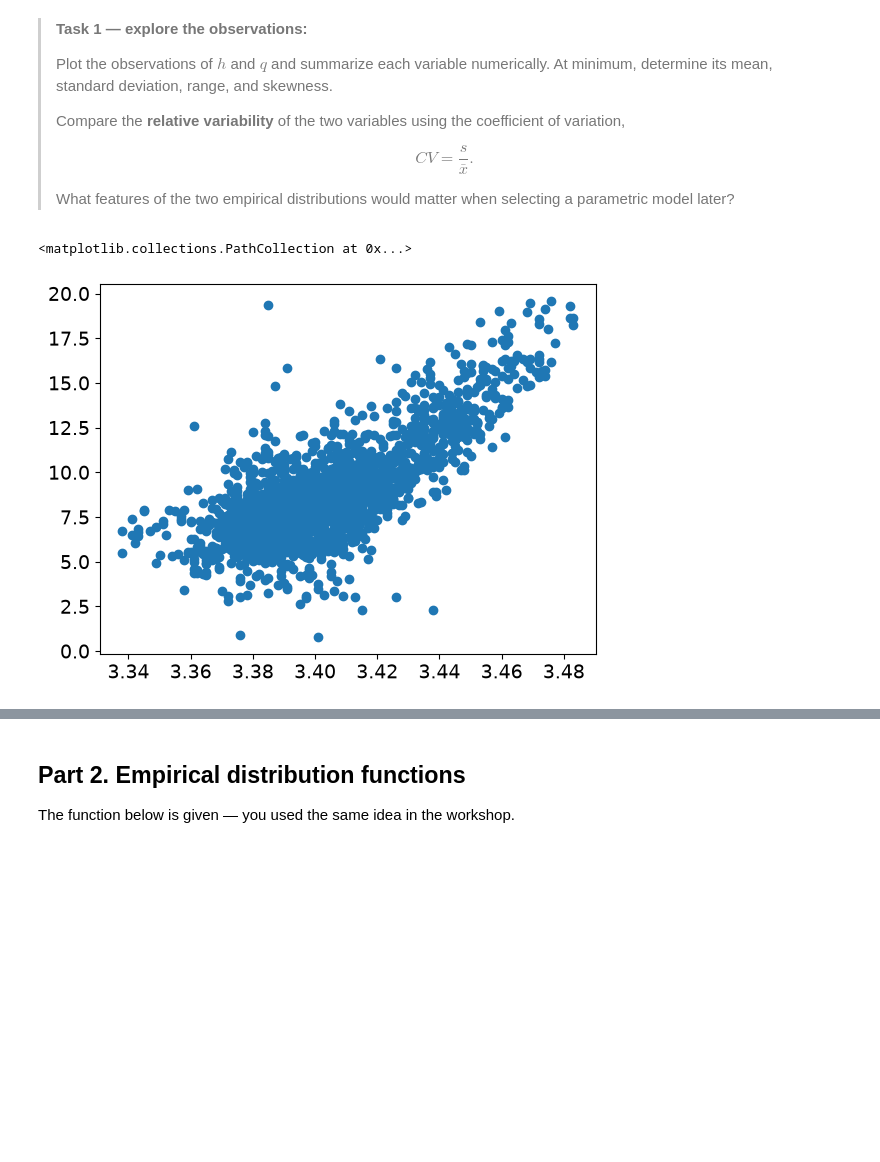
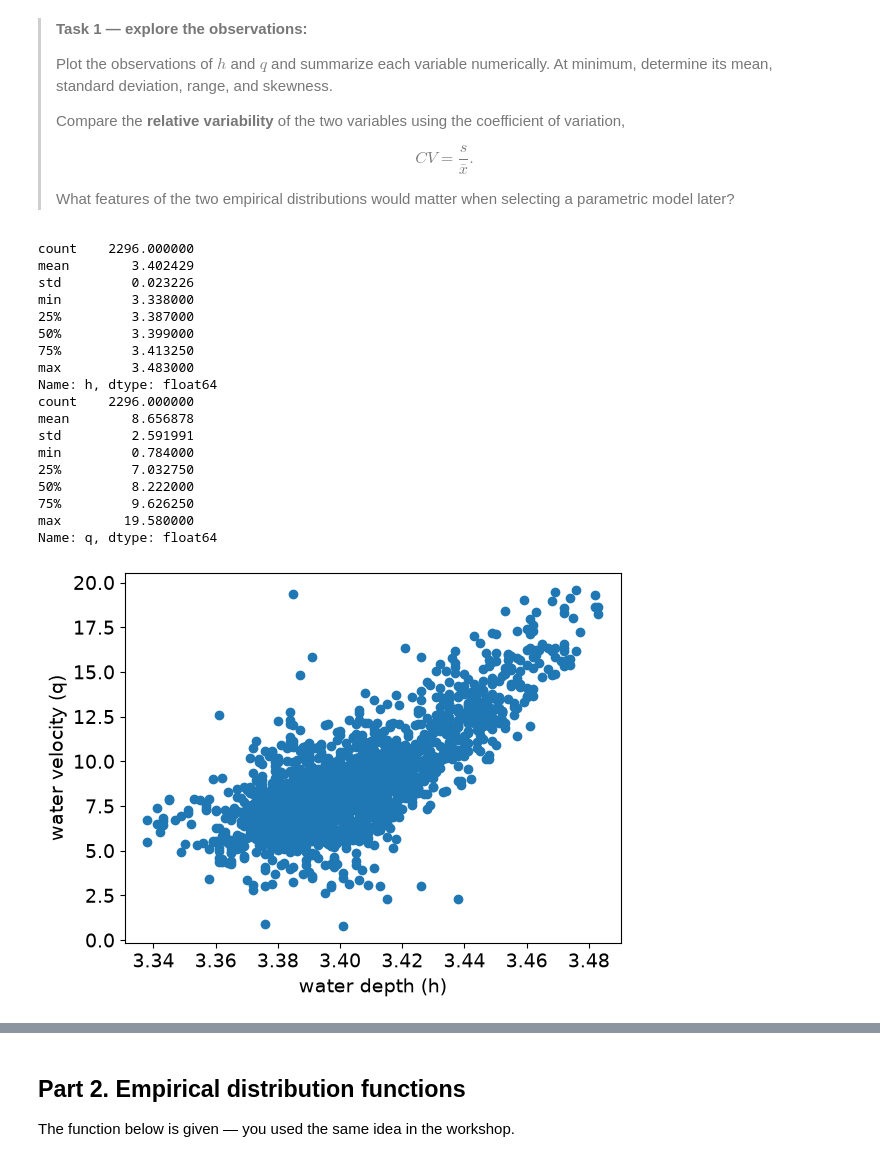
Before and after one commit to harm03/GA1.4-team1O, a Jupyter notebook: GA_1.4.ipynb, the cells around one changed output, grey strips where cells are left out. Cells and saved outputs as stored; diff of their text form; code cells hidden in the pictures; blank space fills up the shorter version.

```diff
--- a/GA_1.4.ipynb
+++ b/GA_1.4.ipynb
@@ -72,6 +70,31 @@ Downloading dataset_thames.csv...
 # %%
 ### YOUR CODE HERE
 plt.scatter(h, q)
+plt.xlabel('water depth (h)')
+plt.ylabel('water velocity (q)')
+
+df_describe = pd.DataFrame()
+df_describe["h"] = h
+df_describe["q"] = q
+print(df_describe["h"].describe())
+print(df_describe["q"].describe())
 # %% [output]
-<matplotlib.collections.PathCollection at 0x...>
+count    2296.000000
+mean        3.402429
+std         0.023226
+min         3.338000
+25%         3.387000
+50%         3.399000
+75%         3.413250
+max         3.483000
+Name: h, dtype: float64
+count    2296.000000
+mean        8.656878
+std         2.591991
+min         0.784000
+25%         7.032750
+50%         8.222000
+75%         9.626250
+max        19.580000
+Name: q, dtype: float64
-[figure, old version]
+[figure, new version]
```
Also changed, not shown: parts of 2 cells of this notebook.
